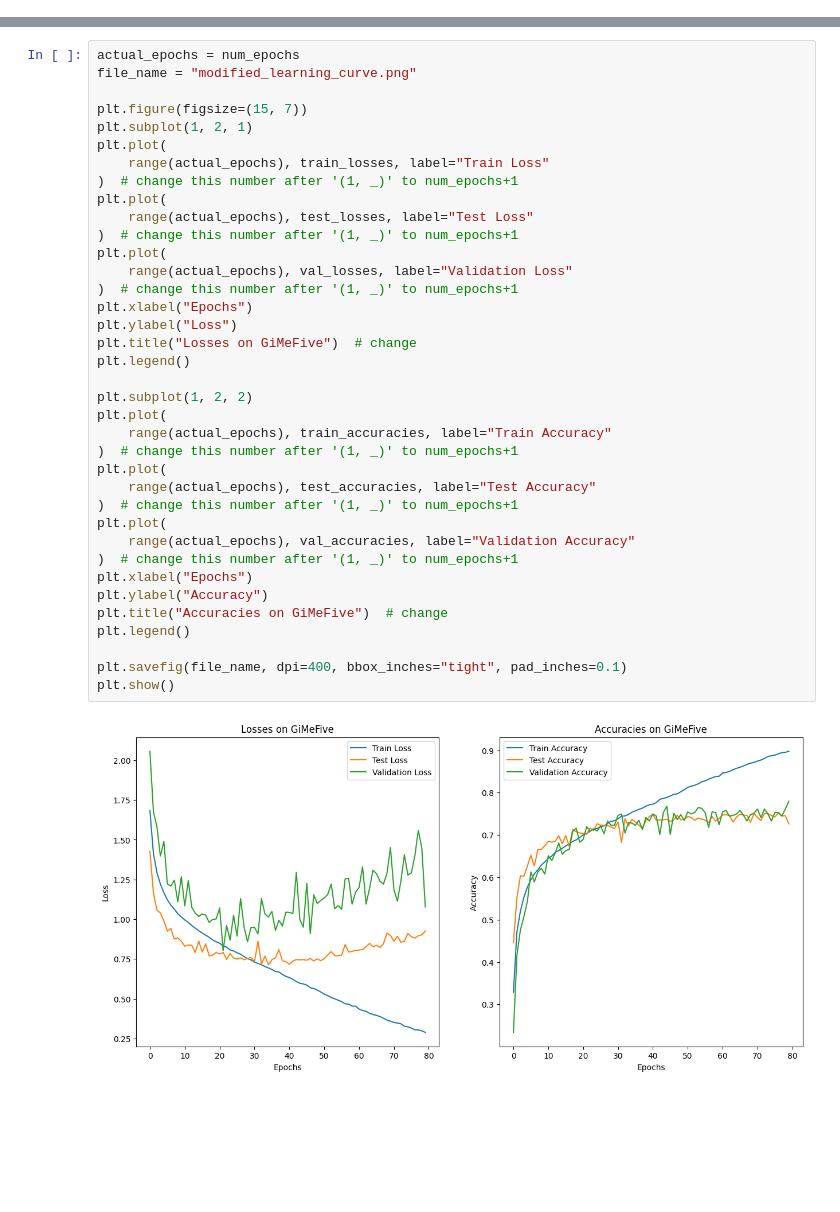
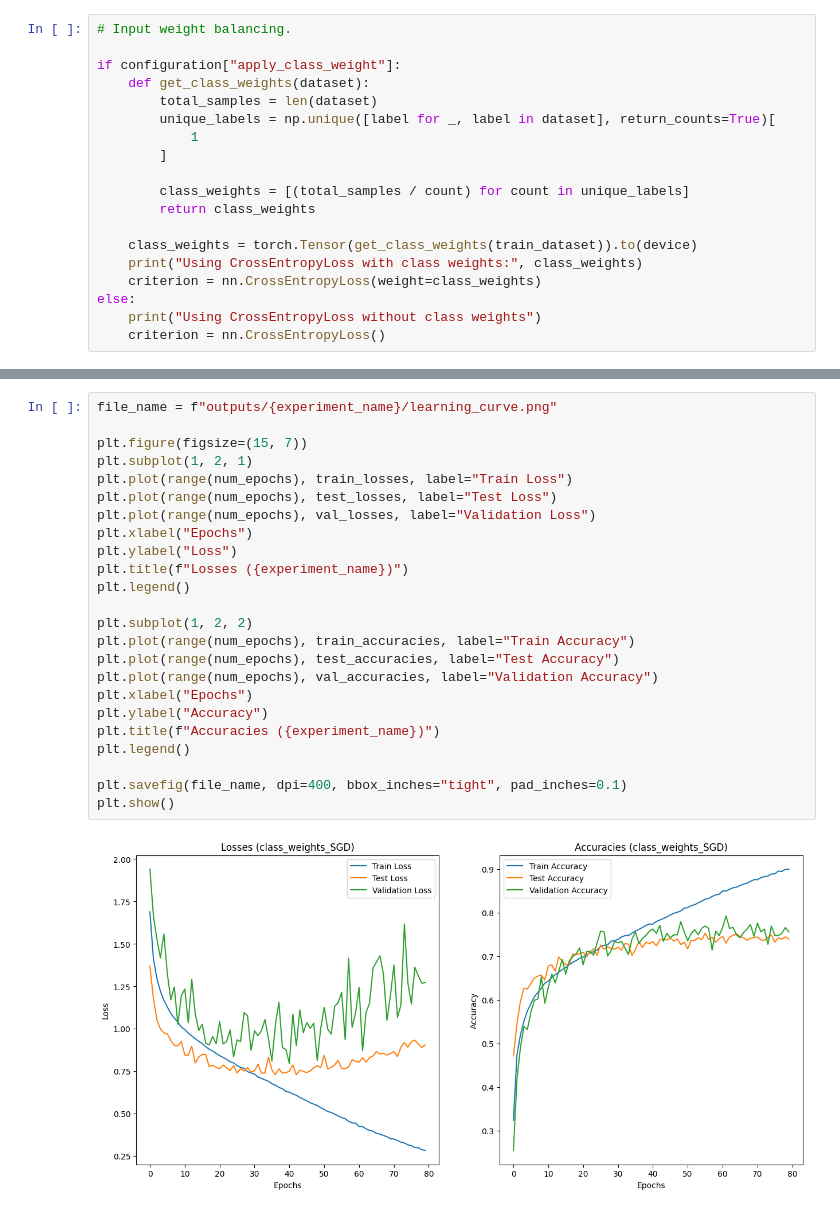
Before and after one commit to fabalcu97/SEP-CVDL, a Jupyter notebook: modified/training.ipynb, the cells around one changed output, grey strips where cells are left out. Drawn from its saved outputs; the diff is of its cells as text; blank space fills up the shorter version.

```diff
--- a/modified/training.ipynb
+++ b/modified/training.ipynb
@@ -104,0 +112,19 @@ model_filename = 'modified_model.pth'
+# %%
+# Input weight balancing.
+
+if configuration["apply_class_weight"]:
+    def get_class_weights(dataset):
+        total_samples = len(dataset)
+        unique_labels = np.unique([label for _, label in dataset], return_counts=True)[
+            1
+        ]
+
+        class_weights = [(total_samples / count) for count in unique_labels]
+        return class_weights
+
+    class_weights = torch.Tensor(get_class_weights(train_dataset)).to(device)
+    print("Using CrossEntropyLoss with class weights:", class_weights)
+    criterion = nn.CrossEntropyLoss(weight=class_weights)
+else:
+    print("Using CrossEntropyLoss without class weights")
+    criterion = nn.CrossEntropyLoss()
@@ -207,41 +251,28 @@ No improvement in validation accuracy for 1 epochs.
 ... (68 outputs left out)
 # %%
-actual_epochs = num_epochs
-file_name = "modified_learning_curve.png"
+file_name = f"outputs/{experiment_name}/learning_curve.png"
 
 plt.figure(figsize=(15, 7))
 plt.subplot(1, 2, 1)
-plt.plot(
-    range(actual_epochs), train_losses, label="Train Loss"
-)  # change this number after '(1, _)' to num_epochs+1
-plt.plot(
-    range(actual_epochs), test_losses, label="Test Loss"
-)  # change this number after '(1, _)' to num_epochs+1
-plt.plot(
-    range(actual_epochs), val_losses, label="Validation Loss"
-)  # change this number after '(1, _)' to num_epochs+1
+plt.plot(range(num_epochs), train_losses, label="Train Loss")
+plt.plot(range(num_epochs), test_losses, label="Test Loss")
+plt.plot(range(num_epochs), val_losses, label="Validation Loss")
 plt.xlabel("Epochs")
 plt.ylabel("Loss")
-plt.title("Losses on GiMeFive")  # change
+plt.title(f"Losses ({experiment_name})")
 plt.legend()
 
 plt.subplot(1, 2, 2)
-plt.plot(
-    range(actual_epochs), train_accuracies, label="Train Accuracy"
-)  # change this number after '(1, _)' to num_epochs+1
-plt.plot(
-    range(actual_epochs), test_accuracies, label="Test Accuracy"
-)  # change this number after '(1, _)' to num_epochs+1
-plt.plot(
-    range(actual_epochs), val_accuracies, label="Validation Accuracy"
-)  # change this number after '(1, _)' to num_epochs+1
+plt.plot(range(num_epochs), train_accuracies, label="Train Accuracy")
+plt.plot(range(num_epochs), test_accuracies, label="Test Accuracy")
+plt.plot(range(num_epochs), val_accuracies, label="Validation Accuracy")
 plt.xlabel("Epochs")
 plt.ylabel("Accuracy")
-plt.title("Accuracies on GiMeFive")  # change
+plt.title(f"Accuracies ({experiment_name})")
 plt.legend()
 
 plt.savefig(file_name, dpi=400, bbox_inches="tight", pad_inches=0.1)
 plt.show()
 # %% [output]
-[figure, old version]
+[figure, new version]
 # %%
```
Also changed, not shown: parts of 11 cells of this notebook, 15 other files.
